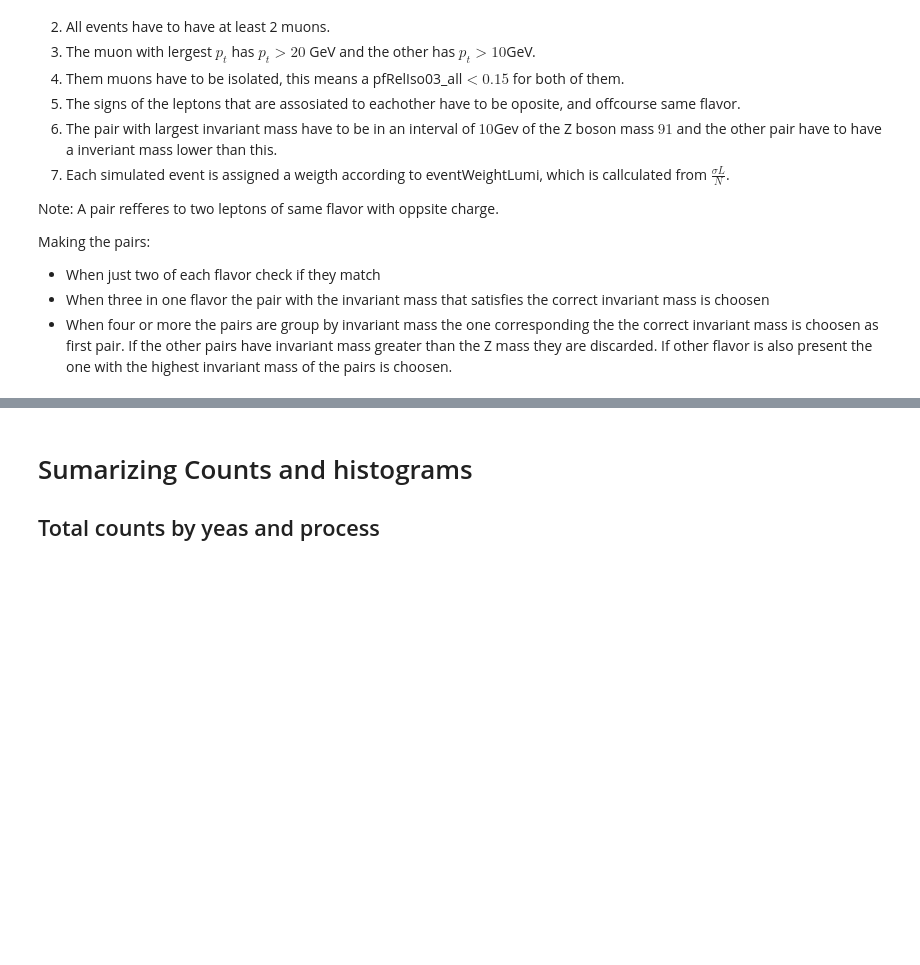
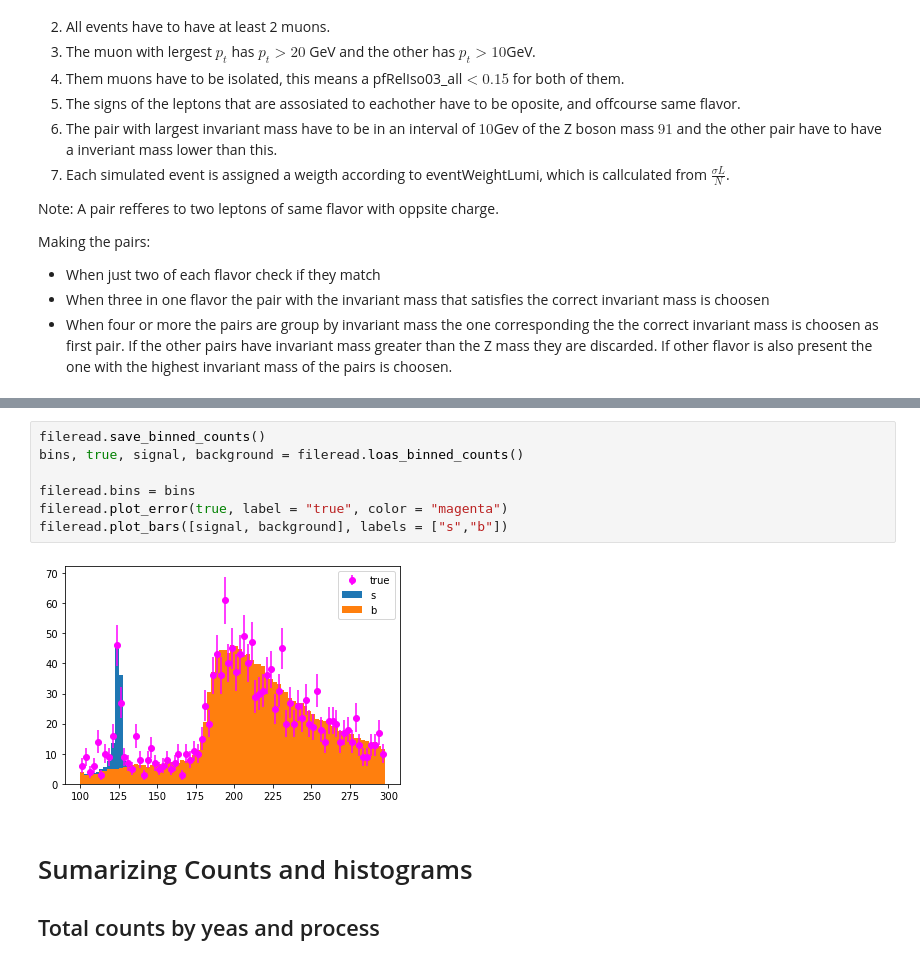
Before and after one commit to emabaci/LCP-mod.-B, a Jupyter notebook: final_project/higgs.ipynb, the cells around one changed output, grey strips where cells are left out. Cells and saved outputs as stored; diff of their text form; blank space fills up the shorter version.

```diff
--- a/final_project/higgs.ipynb
+++ b/final_project/higgs.ipynb
@@ -1068,3 +1060,12 @@ plt.show()
+# %%
+fileread.save_binned_counts()
+bins, true, signal, background = fileread.loas_binned_counts()
+
+fileread.bins = bins
+fileread.plot_error(true, label = "true", color = "magenta")
+fileread.plot_bars([signal, background], labels = ["s","b"])
+# %% [output]
+[figure, added]
 # %% [markdown]
 # Sumarizing Counts and histograms
 ## Total counts by yeas and process
```
Also changed, not shown: parts of 19 cells of this notebook.
